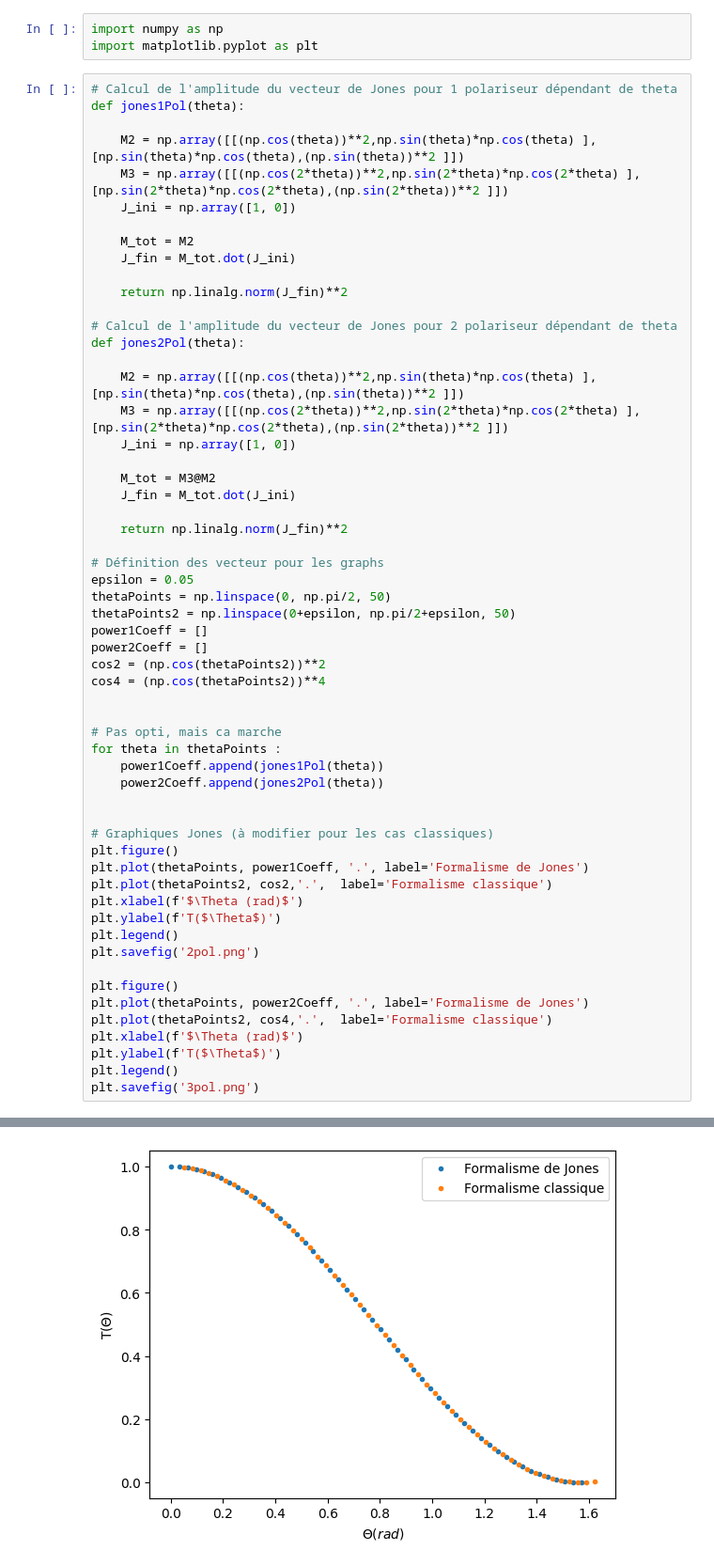
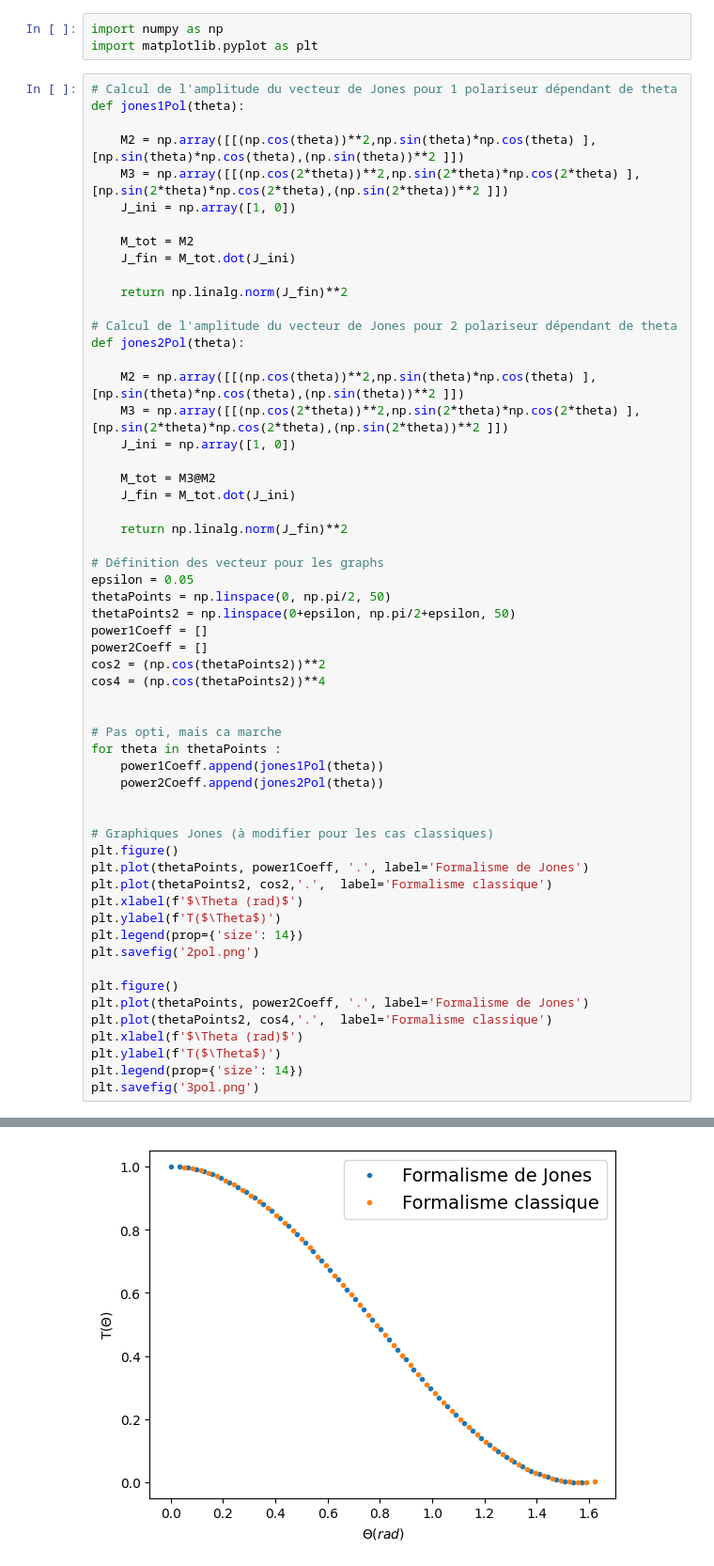
Before and after one commit to AfreeButterfly/Optique_polymtl, a Jupyter notebook: Lab3/JonesMatrix.ipynb, the cells around one changed output, grey strips where cells are left out. Shown: that part at 94% size. Cells and saved outputs as stored; diff of their text form.

```diff
--- a/Lab3/JonesMatrix.ipynb
+++ b/Lab3/JonesMatrix.ipynb
@@ -48,7 +48,7 @@ plt.plot(thetaPoints, power1Coeff, '.', label='Formalisme de Jones')
 plt.plot(thetaPoints2, cos2,'.',  label='Formalisme classique')
 plt.xlabel(f'$\Theta (rad)$')
 plt.ylabel(f'T($\Theta$)')
-plt.legend()
+plt.legend(prop={'size': 14})
 plt.savefig('2pol.png')
 
 plt.figure()
@@ -56,6 +56,6 @@ plt.plot(thetaPoints, power2Coeff, '.', label='Formalisme de Jones')
 plt.plot(thetaPoints2, cos4,'.',  label='Formalisme classique')
 plt.xlabel(f'$\Theta (rad)$')
 plt.ylabel(f'T($\Theta$)')
-plt.legend()
+plt.legend(prop={'size': 14})
 plt.savefig('3pol.png')
 # %% [output]
@@ -63 +62 @@ plt.savefig('3pol.png')
-[figure, old version]
+[figure, new version]
```
Also changed, not shown: parts of 1 cell of this notebook, 8 other files.
